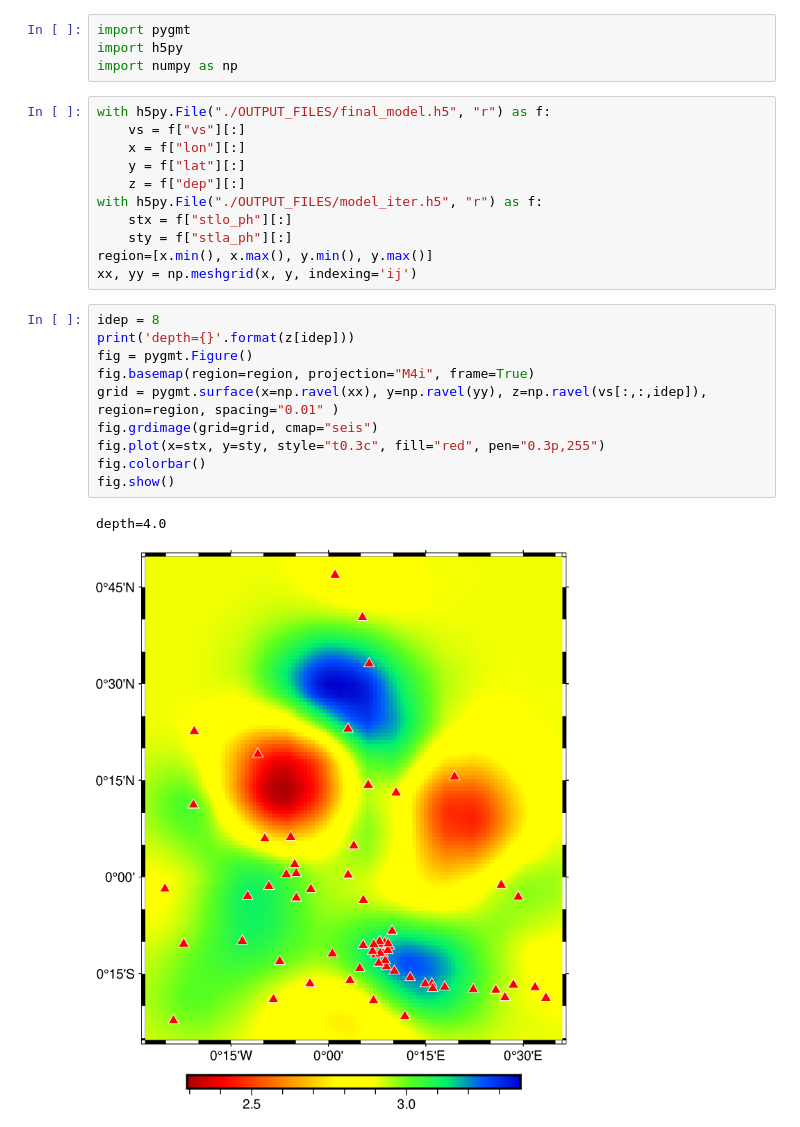
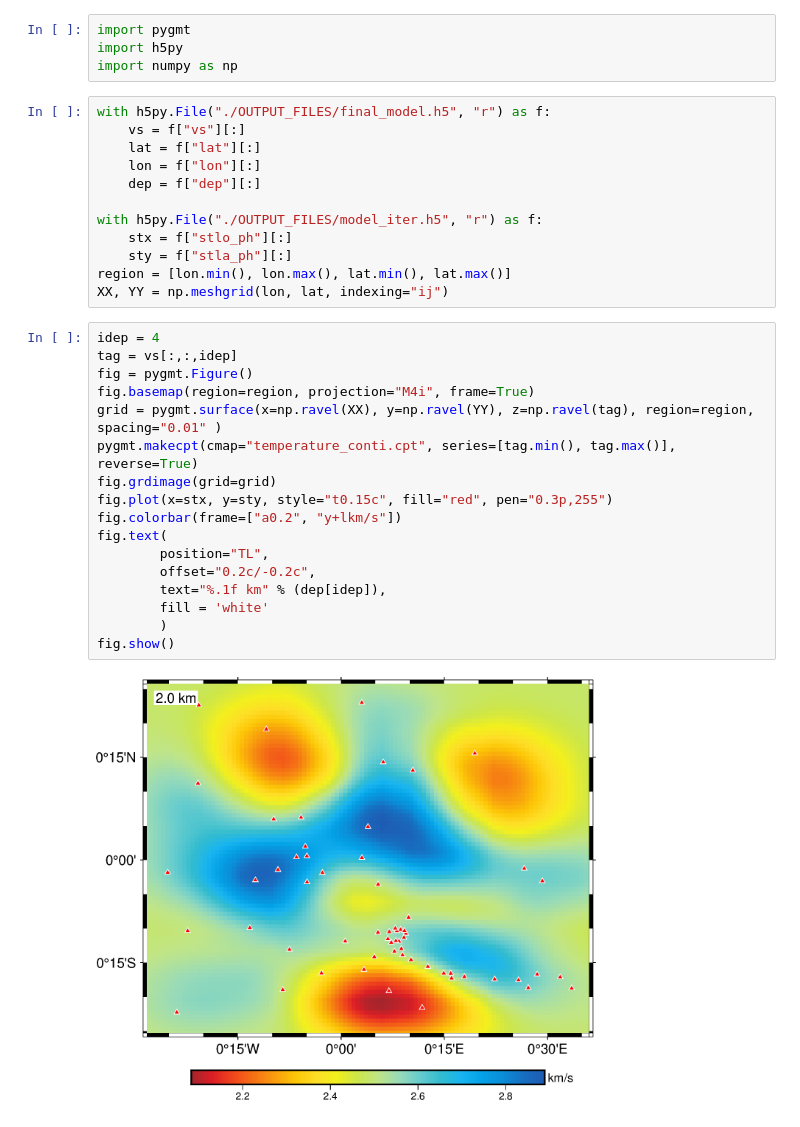
Before and after one commit to xumi1993/SurfATT-iso, a Jupyter notebook: examples/04_hawaii_topo/plot_model.ipynb, the cells around one changed output. Saved outputs shown, nothing was run; the diff lists cells and outputs as text.

Commit message:
update hawaii plot script

```diff
--- a/examples/04_hawaii_topo/plot_model.ipynb
+++ b/examples/04_hawaii_topo/plot_model.ipynb
@@ -5,24 +5,31 @@ import numpy as np
 # %%
 with h5py.File("./OUTPUT_FILES/final_model.h5", "r") as f:
     vs = f["vs"][:]
-    x = f["lon"][:]
-    y = f["lat"][:]
-    z = f["dep"][:]
+    lat = f["lat"][:]
+    lon = f["lon"][:]
+    dep = f["dep"][:]
+
 with h5py.File("./OUTPUT_FILES/model_iter.h5", "r") as f:
     stx = f["stlo_ph"][:]
     sty = f["stla_ph"][:]
-region=[x.min(), x.max(), y.min(), y.max()]
-xx, yy = np.meshgrid(x, y, indexing='ij')
+region = [lon.min(), lon.max(), lat.min(), lat.max()]
+XX, YY = np.meshgrid(lon, lat, indexing="ij")
 # %%
-idep = 8
-print('depth={}'.format(z[idep]))
+idep = 4
+tag = vs[:,:,idep]
 fig = pygmt.Figure()
 fig.basemap(region=region, projection="M4i", frame=True)
-grid = pygmt.surface(x=np.ravel(xx), y=np.ravel(yy), z=np.ravel(vs[:,:,idep]), region=region, spacing="0.01" )
-fig.grdimage(grid=grid, cmap="seis")
-fig.plot(x=stx, y=sty, style="t0.3c", fill="red", pen="0.3p,255")
-fig.colorbar()
+grid = pygmt.surface(x=np.ravel(XX), y=np.ravel(YY), z=np.ravel(tag), region=region, spacing="0.01" )
+pygmt.makecpt(cmap="temperature_conti.cpt", series=[tag.min(), tag.max()], reverse=True)
+fig.grdimage(grid=grid)
+fig.plot(x=stx, y=sty, style="t0.15c", fill="red", pen="0.3p,255")
+fig.colorbar(frame=["a0.2", "y+lkm/s"])
+fig.text(
+        position="TL",
+        offset="0.2c/-0.2c",
+        text="%.1f km" % (dep[idep]),
+        fill = 'white'
+        )
 fig.show()
 # %% [output]
-depth=4.0
-[figure, old version]
+[figure, new version]
```
Also changed, not shown: 1 other file.
